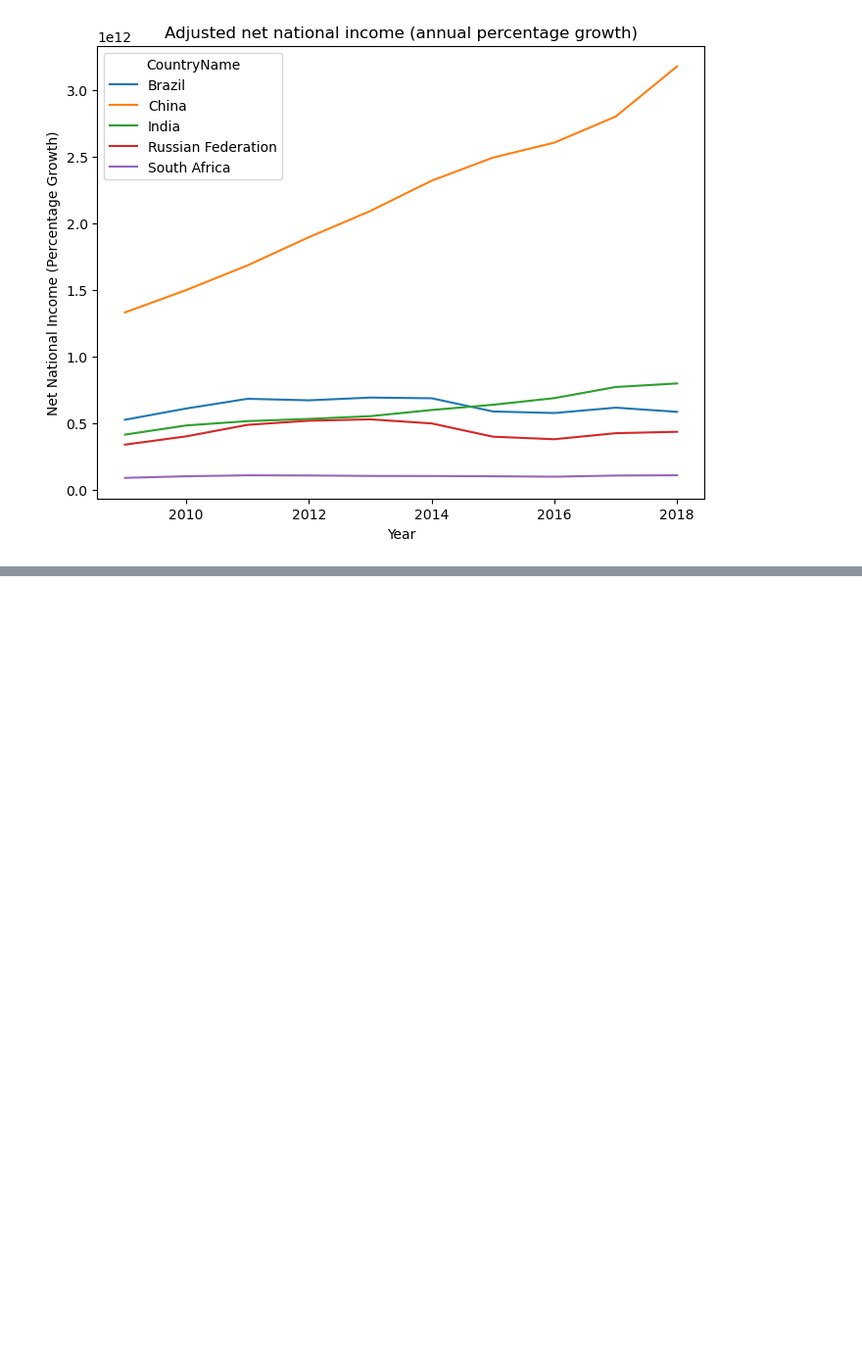
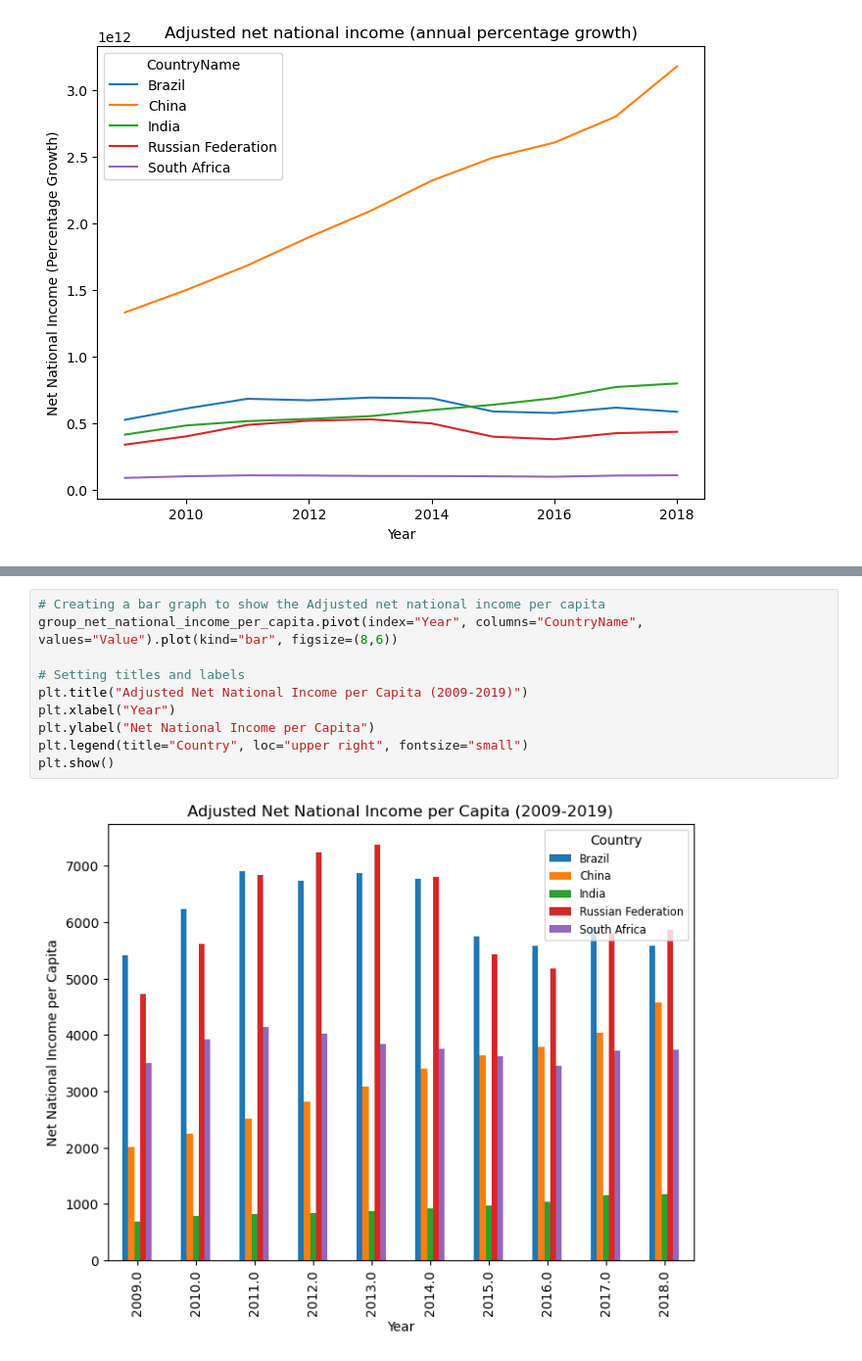
Before and after one commit to SArjaGit/BRICS_Project, a Jupyter notebook: Justin/Economic.ipynb, the cells around one changed output, grey strips where cells are left out. Shown at 98% size. Drawn from its saved outputs; the diff is of its cells as text; blank space fills up the shorter version.

```diff
--- a/Justin/Economic.ipynb
+++ b/Justin/Economic.ipynb
@@ -111,0 +150,12 @@ plt.show()
+# %%
+# Creating a bar graph to show the Adjusted net national income per capita
+group_net_national_income_per_capita.pivot(index="Year", columns="CountryName", values="Value").plot(kind="bar", figsize=(8,6))
+
+# Setting titles and labels
+plt.title("Adjusted Net National Income per Capita (2009-2019)")
+plt.xlabel("Year")
+plt.ylabel("Net National Income per Capita")
+plt.legend(title="Country", loc="upper right", fontsize="small")
+plt.show()
+# %% [output]
+[figure, added]
```
Also changed, not shown: parts of 4 cells of this notebook.
